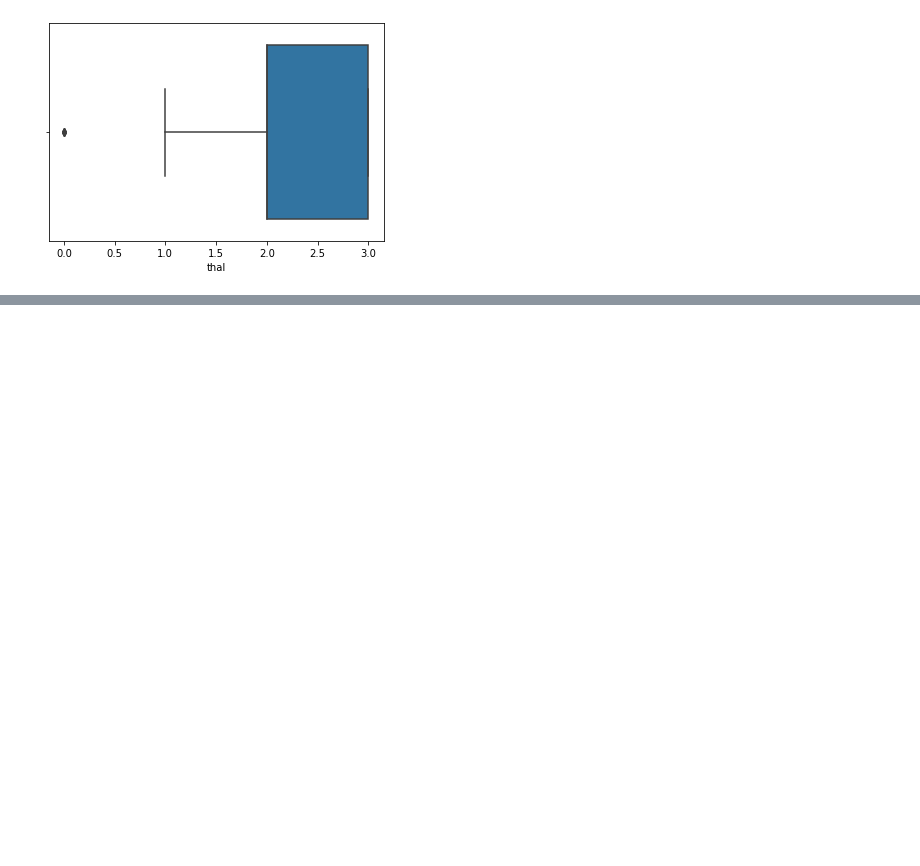
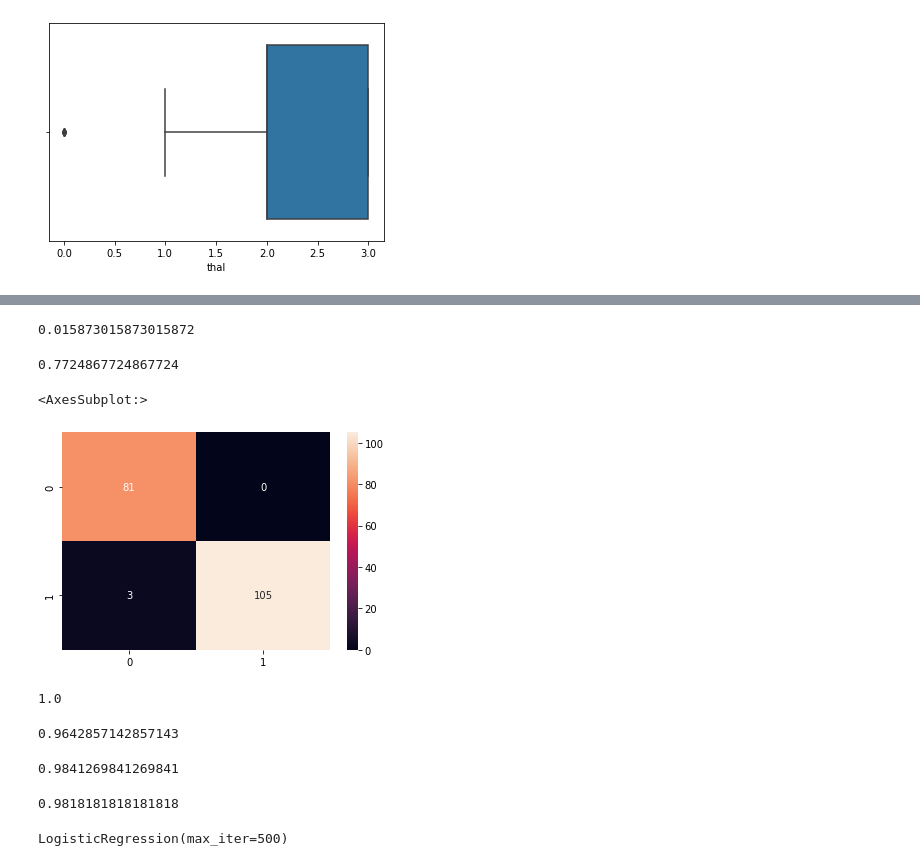
Before and after one commit to afinaldawn/SC2022-BatchB-electric-pythons, a Jupyter notebook: AICamp_Project/Model.ipynb, the cells around one changed output, grey strips where cells are left out. Cells and saved outputs as stored; diff of their text form; code cells hidden in the pictures; blank space fills up the shorter version.

```diff
--- a/AICamp_Project/Model.ipynb
+++ b/AICamp_Project/Model.ipynb
@@ -323,0 +345,4 @@ sns.boxplot(df.thal)
+# %%
+scaler = StandardScaler()
+x_train = scaler.fit_transform(x_train)
+x_test = scaler.transform(x_test)
@@ -323,0 +353,5 @@ sns.boxplot(df.thal)
+# %%
+from sklearn.naive_bayes import GaussianNB
+NBModel = GaussianNB()
+# %%
+NBModel.fit(x_train, y_train)
@@ -323,0 +360,2 @@ sns.boxplot(df.thal)
+# %%
+y_hat = NBModel.predict(x_test)
@@ -323,0 +386,42 @@ sns.boxplot(df.thal)
+# %%
+total_squared_error = (np.sum((y_test - y_hat)**2))
+mean_squared_error = total_squared_error/len(y_test)
+print(mean_squared_error)
+# %% [output]
+0.015873015873015872
+# %%
+NBscore = NBModel.score(x_test,y_test)
+print(NBscore)
+# %% [output]
+0.7724867724867724
+# %%
+from sklearn.metrics import confusion_matrix
+import seaborn as sns
+sns.heatmap(confusion_matrix(y_test, y_hat), annot=True, fmt='g')
+# %% [output]
+<AxesSubplot:>
+[figure, added]
+# %%
+#Precision
+NBPrecision_score = 81 / (0+81)
+print(NBPrecision_score)
+# %% [output]
+1.0
+# %%
+#Recall
+NBRecall_score = 81 / (3+81)
+print(NBRecall_score)
+# %% [output]
+0.9642857142857143
+# %%
+#Accuracy
+NBAccuracy_score = (81 + 105)/(81 + 0 + 3 +105)
+print(NBAccuracy_score)
+# %% [output]
+0.9841269841269841
+# %%
+#F1
+NBF1_score = (2 * NBPrecision_score * NBRecall_score)/(NBPrecision_score + NBRecall_score)
+print(NBF1_score)
+# %% [output]
+0.9818181818181818
@@ -323,0 +432,4 @@ sns.boxplot(df.thal)
+# %%
+Regr.fit(x_train,y_train)
+# %% [output]
+LogisticRegression(max_iter=500)
```
Also changed, not shown: parts of 83 cells of this notebook, 26 other files.
